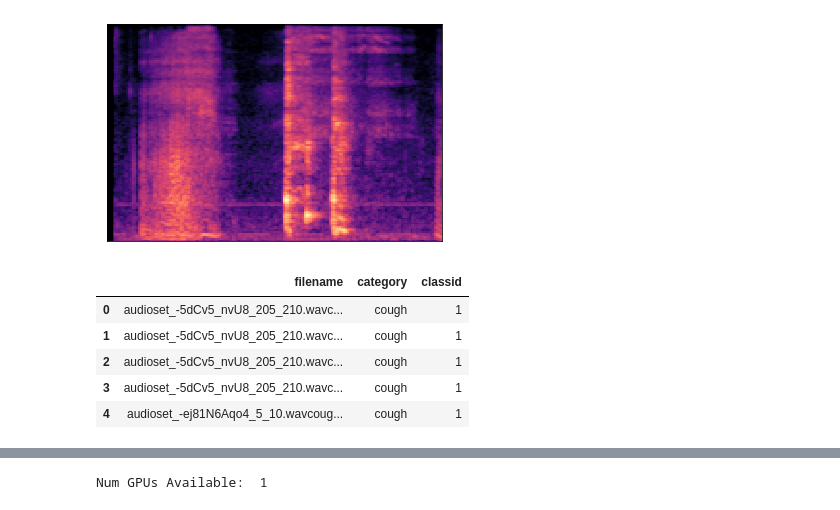
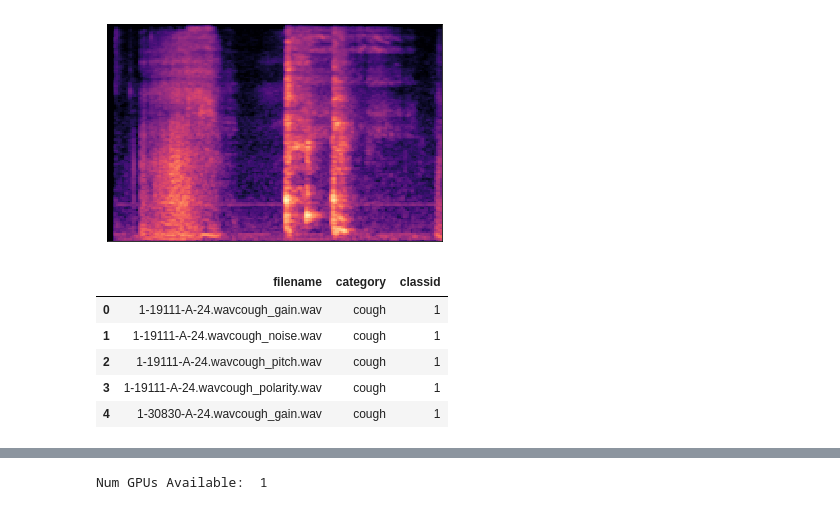
Before and after one commit to Shadbud/Cough-and-Sneeze-ML, a Jupyter notebook: convNet2.ipynb, the cells around one changed output, grey strips where cells are left out. Cells and saved outputs as stored; diff of their text form; code cells hidden in the pictures.

```diff
--- a/convNet2.ipynb
+++ b/convNet2.ipynb
@@ -57,16 +62,16 @@ for index_num,row in tqdm(metadata.iterrows()):
     extracted_features.append([ps,final_class_labels])
 # %%
 # Read Augmented Data
-augmented_dataset_path = r"E:\Final dataset\augmented_data\\"
-metadata = pd.read_csv(r'E:\Final dataset\metadata_augmented.csv')
+augmented_dataset_path = r"E:\Final 2Dataset2\augmented_data\\"
+metadata = pd.read_csv(r'E:\Final 2Dataset2\metadata_augmented.csv')
 metadata.head(5)
 # %% [output]
 |  | filename | category | classid |
-| 0 | audioset_-5dCv5_nvU8_205_210.wavc... | cough | 1 |
-| 1 | audioset_-5dCv5_nvU8_205_210.wavc... | cough | 1 |
-| 2 | audioset_-5dCv5_nvU8_205_210.wavc... | cough | 1 |
-| 3 | audioset_-5dCv5_nvU8_205_210.wavc... | cough | 1 |
-| 4 | audioset_-ej81N6Aqo4_5_10.wavcoug... | cough | 1 |
+| 0 | 1-19111-A-24.wavcough_gain.wav | cough | 1 |
+| 1 | 1-19111-A-24.wavcough_noise.wav | cough | 1 |
+| 2 | 1-19111-A-24.wavcough_pitch.wav | cough | 1 |
+| 3 | 1-19111-A-24.wavcough_polarity.wav | cough | 1 |
+| 4 | 1-30830-A-24.wavcough_gain.wav | cough | 1 |
 # %%
 #Get melspectogram for augmented dataset
 for index_num,row in tqdm(metadata.iterrows()):
```
Also changed, not shown: parts of 18 cells of this notebook.
